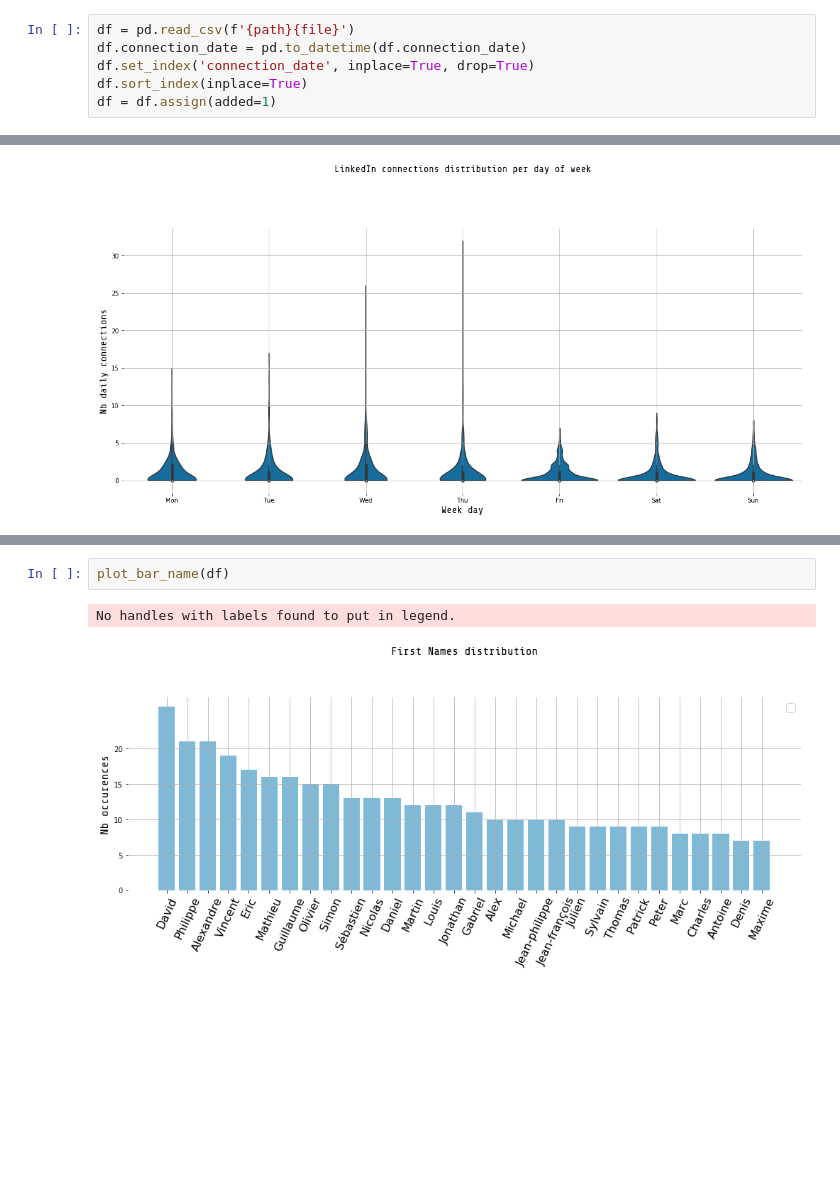
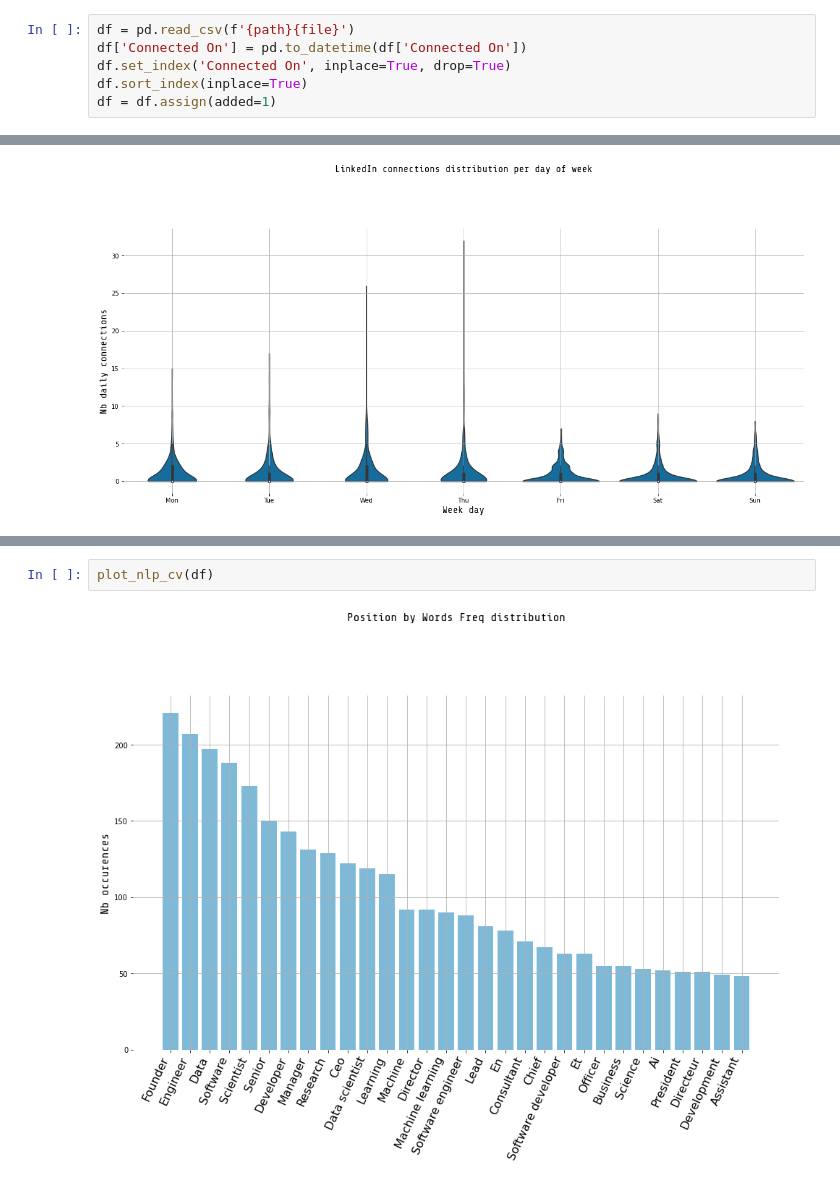
Before and after one commit to guillaume-chevalier/LinkedIn-Connections-Growth-Analysis, a Jupyter notebook: LinkedIn-Connection-Plots.ipynb, the cells around one changed output, grey strips where cells are left out. Drawn from its saved outputs; the diff is of its cells as text; blank space fills up the shorter version.

Commit message:
Added some more charts.

```diff
--- a/LinkedIn-Connection-Plots.ipynb
+++ b/LinkedIn-Connection-Plots.ipynb
@@ -34,6 +41,6 @@ file = 'connections_preprocessed.csv'
 # %%
 df = pd.read_csv(f'{path}{file}')
-df.connection_date = pd.to_datetime(df.connection_date)
-df.set_index('connection_date', inplace=True, drop=True)
+df['Connected On'] = pd.to_datetime(df['Connected On'])
+df.set_index('Connected On', inplace=True, drop=True)
 df.sort_index(inplace=True)
 df = df.assign(added=1)
@@ -64,5 +135,4 @@ plot_violins(df)
 # %%
-plot_bar_name(df)
+plot_nlp_cv(df)
 # %% [output]
-No handles with labels found to put in legend.
-[figure, old version]
+[figure, new version]
```
Also changed, not shown: parts of 23 cells of this notebook, 12 other files.
